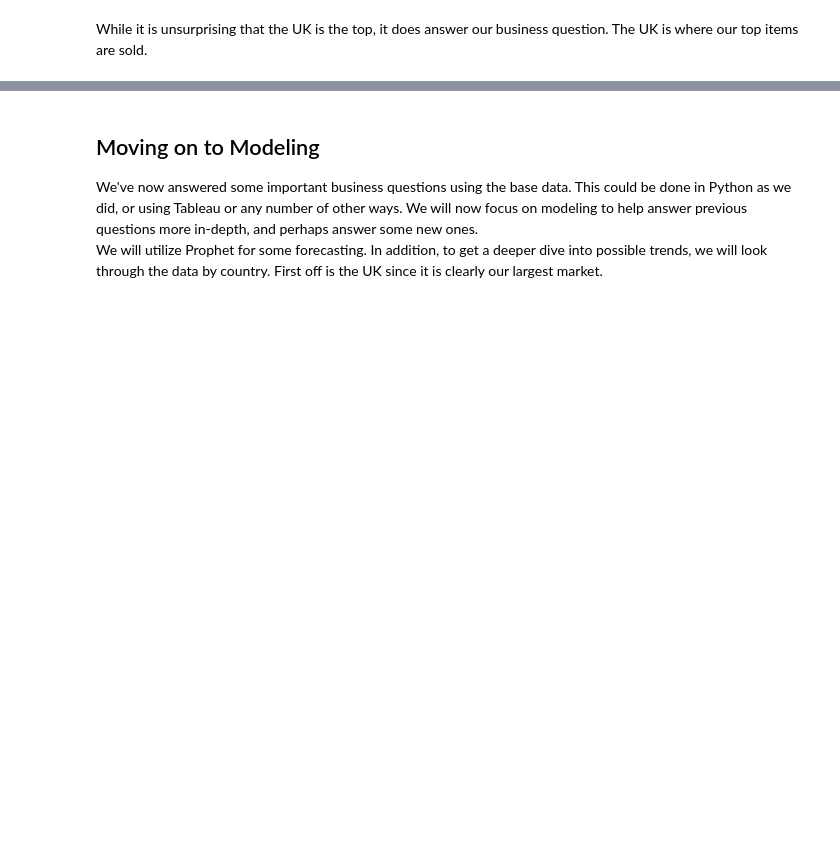
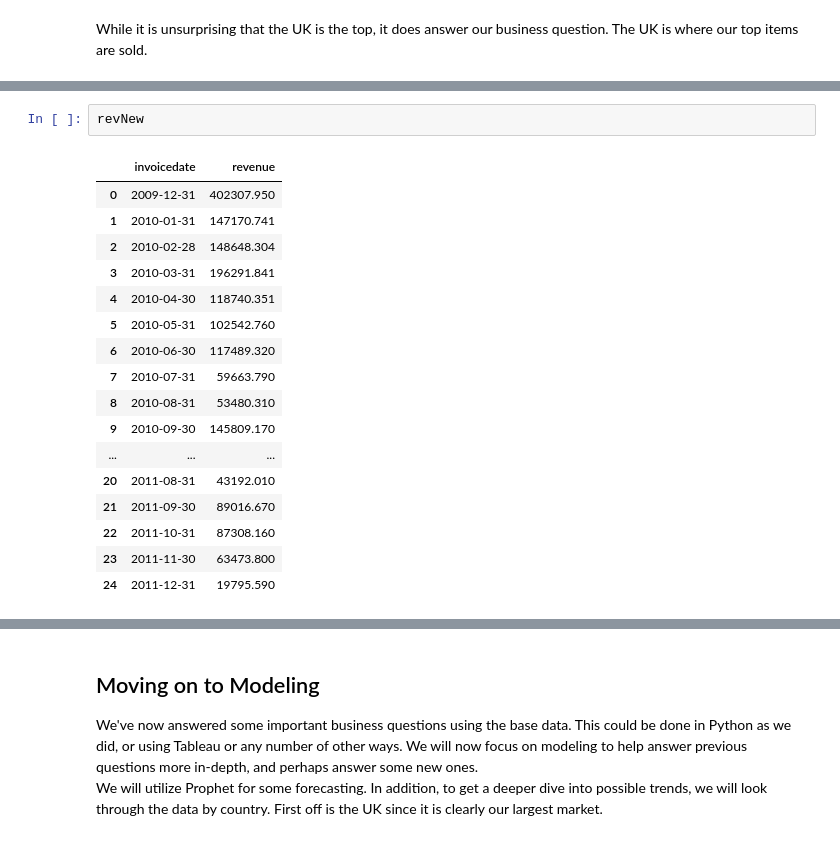
Before and after one commit to zadealfalah/salesSample, a Jupyter notebook: onlineRetail2/onlineRetail.ipynb, the cells around one changed output, grey strips where cells are left out. Drawn from its saved outputs; the diff is of its cells as text; blank space fills up the shorter version.

```diff
--- a/onlineRetail2/onlineRetail.ipynb
+++ b/onlineRetail2/onlineRetail.ipynb
@@ -393,0 +442,20 @@ While it is unsurprising that the UK is the top, it does answer our business que
+# %%
+revNew
+# %% [output]
+|  | invoicedate | revenue |
+| 0 | 2009-12-31 | 402307.950 |
+| 1 | 2010-01-31 | 147170.741 |
+| 2 | 2010-02-28 | 148648.304 |
+| 3 | 2010-03-31 | 196291.841 |
+| 4 | 2010-04-30 | 118740.351 |
+| 5 | 2010-05-31 | 102542.760 |
+| 6 | 2010-06-30 | 117489.320 |
+| 7 | 2010-07-31 | 59663.790 |
+| 8 | 2010-08-31 | 53480.310 |
+| 9 | 2010-09-30 | 145809.170 |
+| ... | ... | ... |
+| 20 | 2011-08-31 | 43192.010 |
+| 21 | 2011-09-30 | 89016.670 |
+| 22 | 2011-10-31 | 87308.160 |
+| 23 | 2011-11-30 | 63473.800 |
+| 24 | 2011-12-31 | 19795.590 |
```
Also changed, not shown: parts of 30 cells of this notebook, 6 other files.
